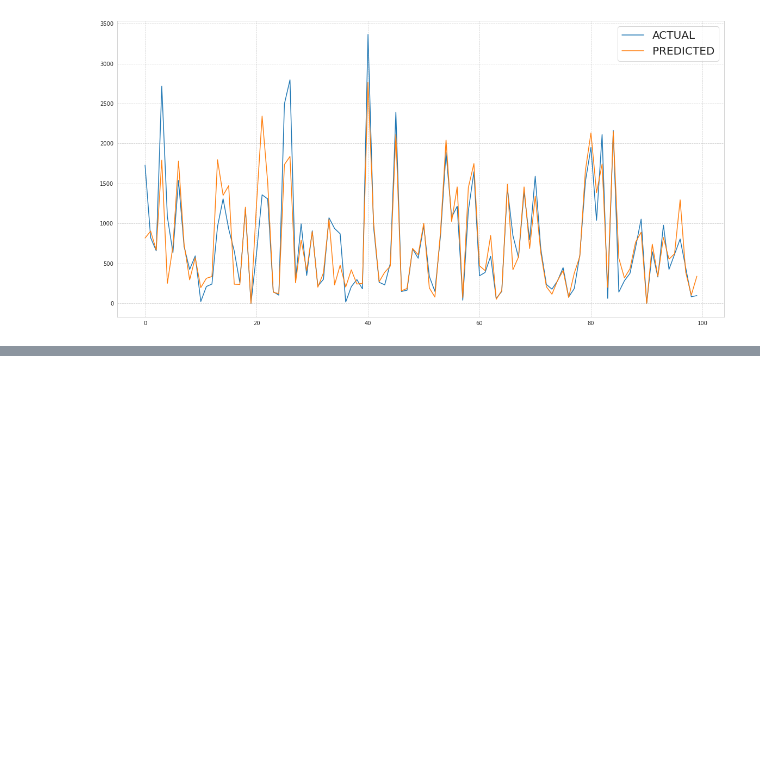
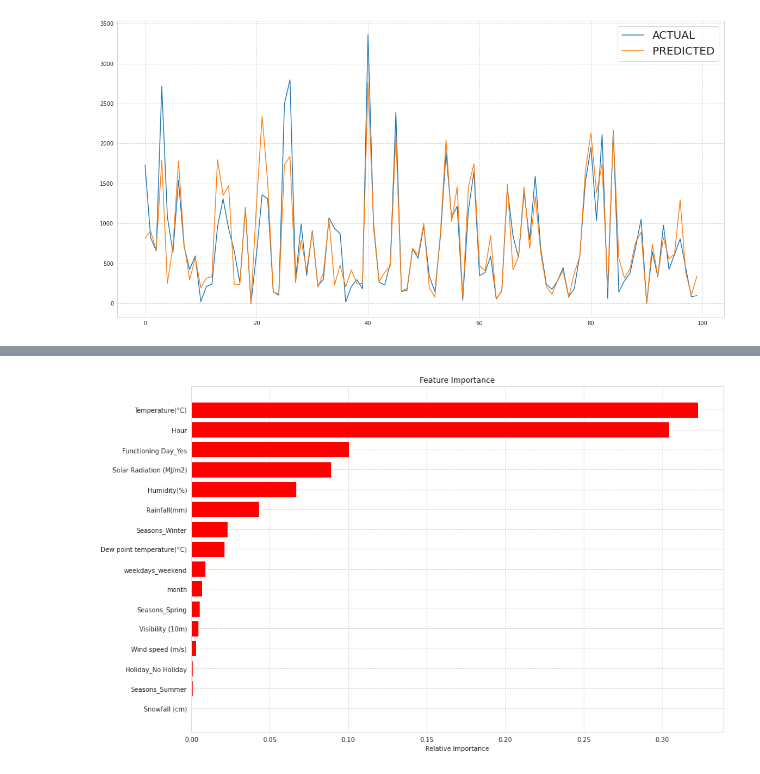
Before and after one commit to Sivaramaguhan/Guhan-Bike-Sharing-Demand-Prediction, a Jupyter notebook: Guhan_Bike_Sharing_Demand_Prediction_Capstone_Project.ipynb, the cells around one changed output, grey strips where cells are left out. Saved outputs shown, nothing was run; the diff lists cells and outputs as text; code cells hidden in the pictures; blank space fills up the shorter version.

```diff
--- a/Guhan_Bike_Sharing_Demand_Prediction_Capstone_Project.ipynb
+++ b/Guhan_Bike_Sharing_Demand_Prediction_Capstone_Project.ipynb
@@ -842,0 +902,8 @@ Adjusted R2 :  0.7946585390600998
+# %%
+#optimal rf model
+optimal_rf_model=rf_grid.best_estimator_
+
+#getting and visualizing features importance  of rf model
+get_features_importance(optimal_rf_model,X_train)
+# %% [output]
+[figure, added]
```
Also changed, not shown: parts of 13 cells of this notebook.
